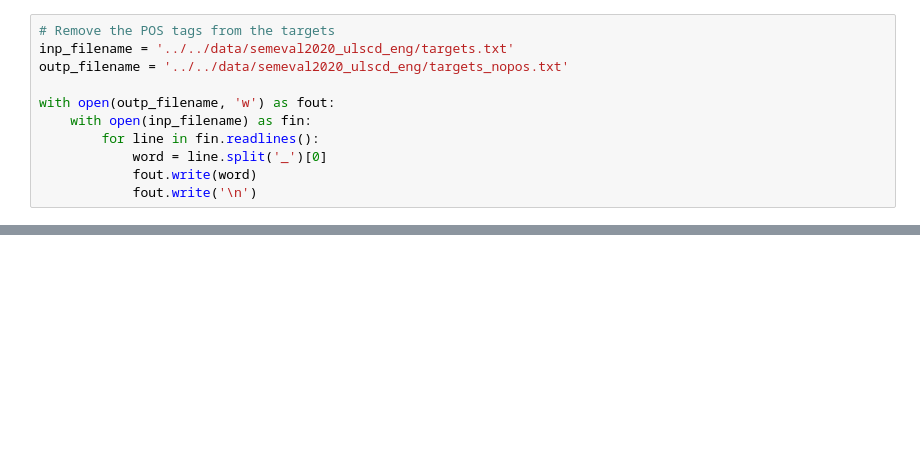
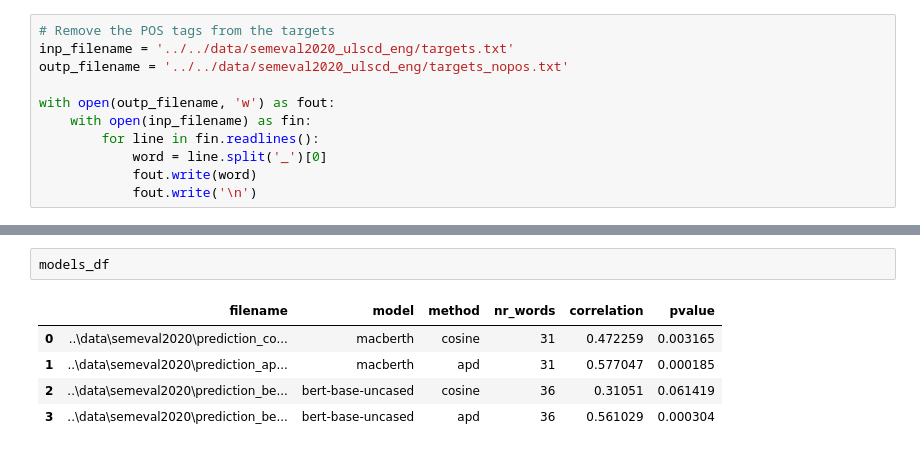
Before and after one commit to Semantics-of-Sustainability/DiachronicLanguageModels, a Jupyter notebook: notebooks/SemEval2020.ipynb, the cells around one changed output, grey strips where cells are left out. Saved outputs shown, nothing was run; the diff lists cells and outputs as text; blank space fills up the shorter version.

```diff
--- a/notebooks/SemEval2020.ipynb
+++ b/notebooks/SemEval2020.ipynb
@@ -59,0 +130,8 @@ nr of sentences: 948
+# %%
+models_df
+# %% [output]
+|  | filename | model | method | nr_words | correlation | pvalue |
+| 0 | ..\data\semeval2020\prediction_co... | macberth | cosine | 31 | 0.472259 | 0.003165 |
+| 1 | ..\data\semeval2020\prediction_ap... | macberth | apd | 31 | 0.577047 | 0.000185 |
+| 2 | ..\data\semeval2020\prediction_be... | bert-base-uncased | cosine | 36 | 0.31051 | 0.061419 |
+| 3 | ..\data\semeval2020\prediction_be... | bert-base-uncased | apd | 36 | 0.561029 | 0.000304 |
```
Also changed, not shown: parts of 19 cells of this notebook.
